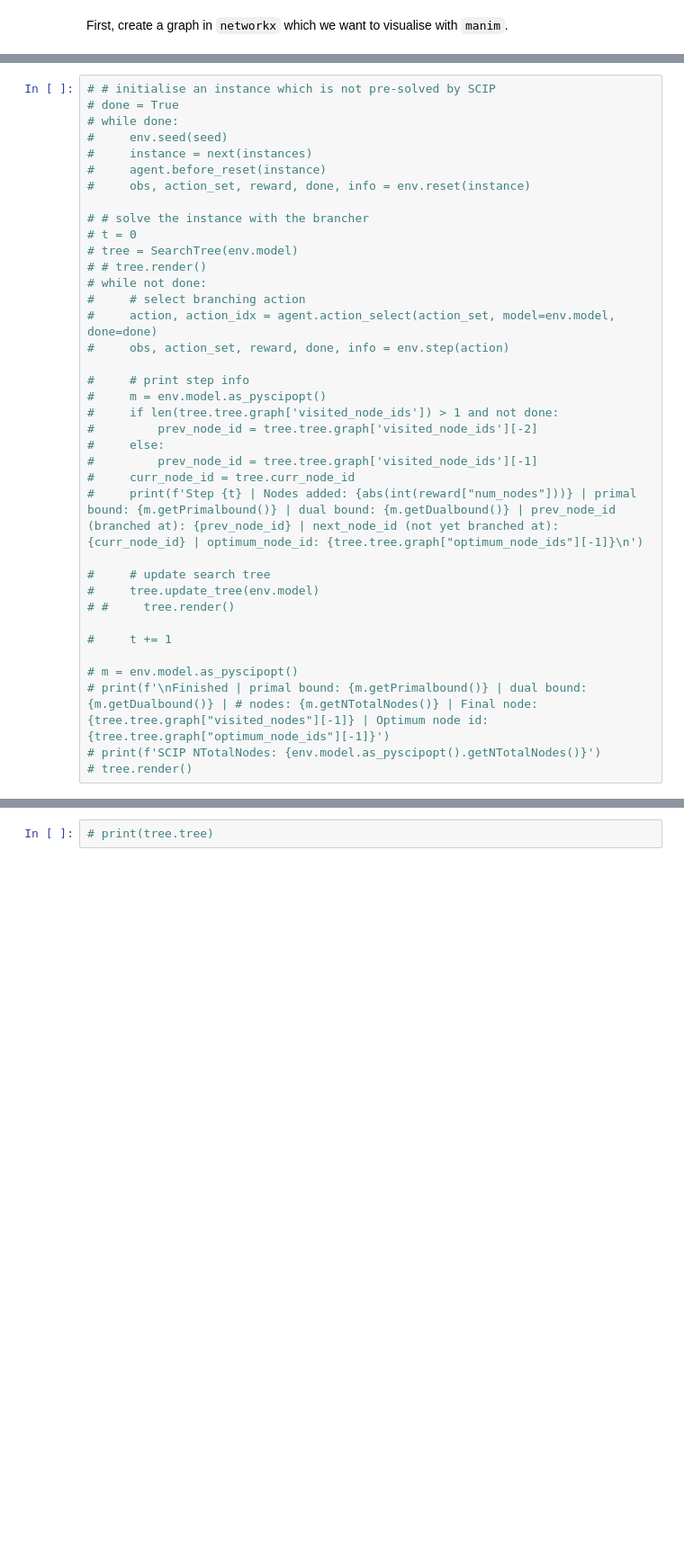
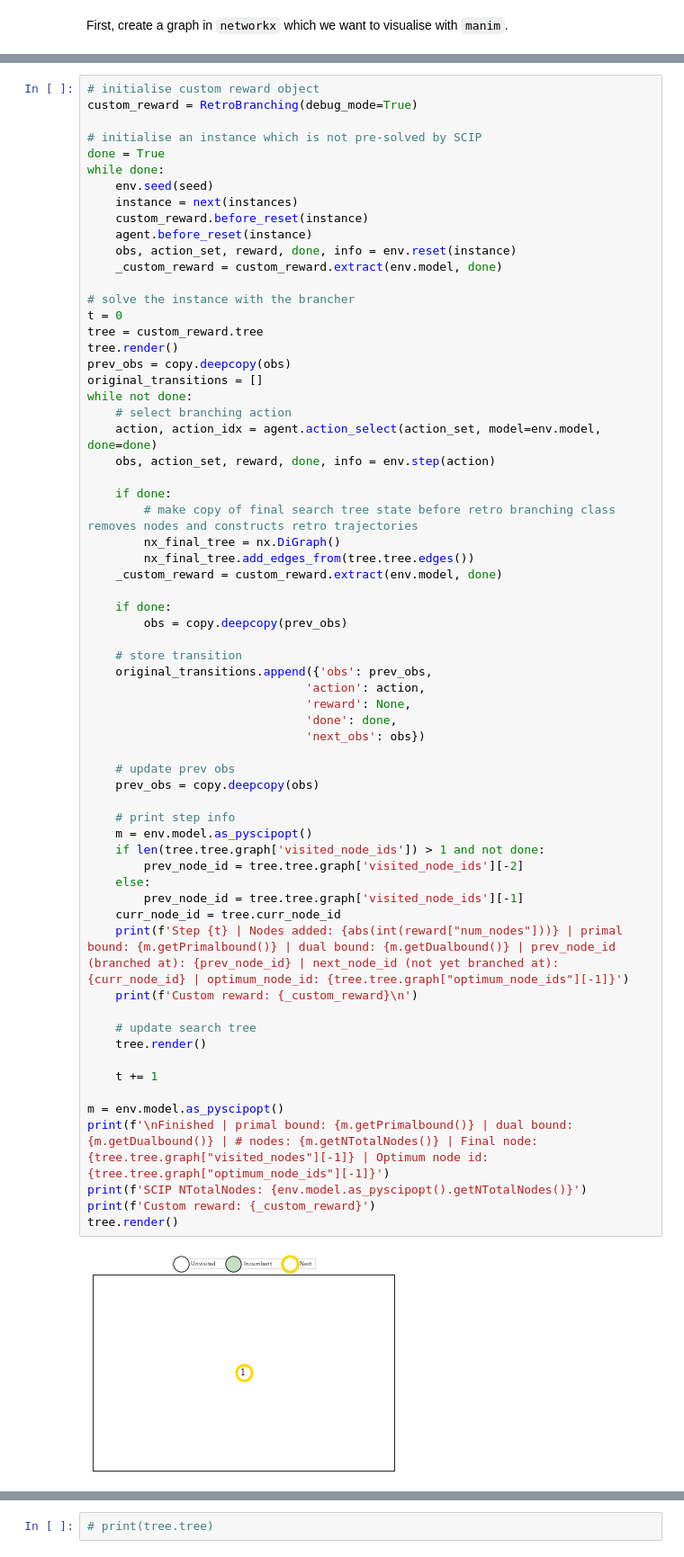
Before and after one commit to cwfparsonson/retro_branching, a Jupyter notebook: notebooks/paper/retro_branching_animation.ipynb, the cells around one changed output, grey strips where cells are left out. Shown: that part at 90% size. Saved outputs shown, nothing was run; the diff lists cells and outputs as text; blank space fills up the shorter version.

```diff
--- a/notebooks/paper/retro_branching_animation.ipynb
+++ b/notebooks/paper/retro_branching_animation.ipynb
@@ -42,37 +281,66 @@ First, create a graph in `networkx` which we want to visualise with `manim`.
 # %%
-# # initialise an instance which is not pre-solved by SCIP
-# done = True
-# while done:
-#     env.seed(seed)
-#     instance = next(instances)
-#     agent.before_reset(instance)
-#     obs, action_set, reward, done, info = env.reset(instance)
+# initialise custom reward object
+custom_reward = RetroBranching(debug_mode=True)
 
-# # solve the instance with the brancher
-# t = 0
-# tree = SearchTree(env.model)
-# # tree.render()
-# while not done:
-#     # select branching action
-#     action, action_idx = agent.action_select(action_set, model=env.model, done=done)
-#     obs, action_set, reward, done, info = env.step(action)
+# initialise an instance which is not pre-solved by SCIP
+done = True
+while done:
+    env.seed(seed)
+    instance = next(instances)
+    custom_reward.before_reset(instance)
+    agent.before_reset(instance)
+    obs, action_set, reward, done, info = env.reset(instance)
+    _custom_reward = custom_reward.extract(env.model, done)
 
-#     # print step info
-#     m = env.model.as_pyscipopt()
-#     if len(tree.tree.graph['visited_node_ids']) > 1 and not done:
-#         prev_node_id = tree.tree.graph['visited_node_ids'][-2]
-#     else:
-#         prev_node_id = tree.tree.graph['visited_node_ids'][-1]
-#     curr_node_id = tree.curr_node_id
-#     print(f'Step {t} | Nodes added: {abs(int(reward["num_nodes"]))} | primal bound: {m.getPrimalbound()} | dual bound: {m.getDualbound()} | prev_node_id (branched at): {prev_node_id} | next_node_id (not yet branched at): {curr_node_id} | optimum_node_id: {tree.tree.graph["optimum_node_ids"][-1]}\n')
+# solve the instance with the brancher
+t = 0
+tree = custom_reward.tree
+tree.render()
+prev_obs = copy.deepcopy(obs)
+original_transitions = []
+while not done:
+    # select branching action
+    action, action_idx = agent.action_select(action_set, model=env.model, done=done)
+    obs, action_set, reward, done, info = env.step(action)
 
-#     # update search tree
-#     tree.update_tree(env.model)
-# #     tree.render()
+    if done:
+        # make copy of final search tree state before retro branching class removes nodes and constructs retro trajectories
+        nx_final_tree = nx.DiGraph()
+        nx_final_tree.add_edges_from(tree.tree.edges())
+    _custom_reward = custom_reward.extract(env.model, done)
 
-#     t += 1
+    if done:
+        obs = copy.deepcopy(prev_obs)
 
-# m = env.model.as_pyscipopt()
-# print(f'\nFinished | primal bound: {m.getPrimalbound()} | dual bound: {m.getDualbound()} | # nodes: {m.getNTotalNodes()} | Final node: {tree.tree.graph["visited_nodes"][-1]} | Optimum node id: {tree.tree.graph["optimum_node_ids"][-1]}')
-# print(f'SCIP NTotalNodes: {env.model.as_pyscipopt().getNTotalNodes()}')
-# tree.render()
+    # store transition
+    original_transitions.append({'obs': prev_obs,
+                               'action': action,
+                               'reward': None,
+                               'done': done,
+                               'next_obs': obs})
+
+    # update prev obs
+    prev_obs = copy.deepcopy(obs)
+
+    # print step info
+    m = env.model.as_pyscipopt()
+    if len(tree.tree.graph['visited_node_ids']) > 1 and not done:
+        prev_node_id = tree.tree.graph['visited_node_ids'][-2]
+    else:
+        prev_node_id = tree.tree.graph['visited_node_ids'][-1]
+    curr_node_id = tree.curr_node_id
+    print(f'Step {t} | Nodes added: {abs(int(reward["num_nodes"]))} | primal bound: {m.getPrimalbound()} | dual bound: {m.getDualbound()} | prev_node_id (branched at): {prev_node_id} | next_node_id (not yet branched at): {curr_node_id} | optimum_node_id: {tree.tree.graph["optimum_node_ids"][-1]}')
+    print(f'Custom reward: {_custom_reward}\n')
+
+    # update search tree
+    tree.render()
+
+    t += 1
+
+m = env.model.as_pyscipopt()
+print(f'\nFinished | primal bound: {m.getPrimalbound()} | dual bound: {m.getDualbound()} | # nodes: {m.getNTotalNodes()} | Final node: {tree.tree.graph["visited_nodes"][-1]} | Optimum node id: {tree.tree.graph["optimum_node_ids"][-1]}')
+print(f'SCIP NTotalNodes: {env.model.as_pyscipopt().getNTotalNodes()}')
+print(f'Custom reward: {_custom_reward}')
+tree.render()
+# %% [output]
+[figure, added]
```
Also changed, not shown: parts of 10 cells of this notebook, 1 other file.
